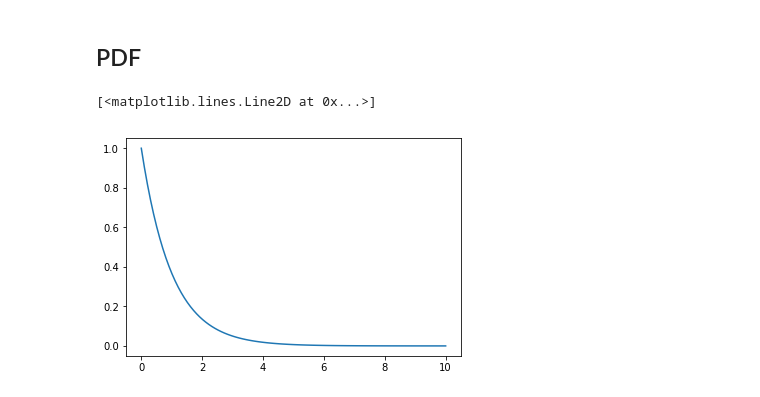
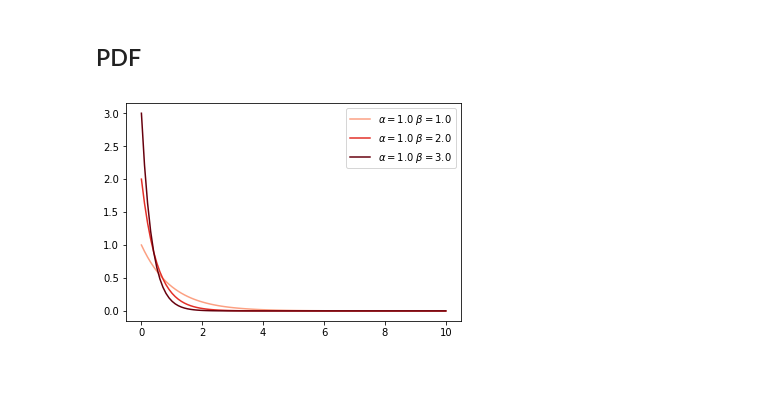
Before and after one commit to denglert/statistics-sandbox, a Jupyter notebook: distributions/gamma/gamma_distribution.ipynb, the cells around one changed output. Saved outputs shown, nothing was run; the diff lists cells and outputs as text; code cells hidden in the pictures.

Commit message:
continuing docs on distributions

```diff
--- a/distributions/gamma/gamma_distribution.ipynb
+++ b/distributions/gamma/gamma_distribution.ipynb
@@ -69,5 +65,31 @@ scipy.stats.g
+# %%
+def plot_gamma_distributions(alpha_beta_list, cmap_name, cm_min, cm_max, color_index):
+
+    x = np.linspace(0.0, 10.0, 100)
+
+    f,a = plt.subplots()
+
+    cm = plt.get_cmap(cmap_name)
+    cm_norm = colors.Normalize(vmin=cm_min, vmax=cm_max)
+    cm_map  = cmx.ScalarMappable(norm=cm_norm, cmap=cm)
+
+    for alpha_beta in alpha_beta_list:
+        alpha = alpha_beta[0]
+        beta  = alpha_beta[1]
+
+        pdf = scipy.stats.gamma.pdf(x, a=alpha, scale=1/beta)
+
+        c = cm_map.to_rgba(alpha_beta[color_index])
+        label = r"$\alpha = {:.1f}$ $\beta = {:.1f}$".format(alpha,beta)
+
+        a.plot(x,pdf,label=label,c=c)
+    a.legend()
+    return f,a
 # %%
-alpha_beta = [[1.0,1.0],
+alpha_betas = [[1.0,1.0],
               [1.0,2.0],
               [1.0,3.0],
              ]
+f,a = plot_gamma_distributions(alpha_betas, cmap_name='Reds', cm_min=0.0, cm_max=3.0, color_index=1)
+# %% [output]
+[figure, added]
@@ -78,6 +95,0 @@ pdf = scipy.stats.gamma.pdf(x, a=alpha, scale=1/beta)
-# %%
-f,a = plt.subplots()
-a.plot(x,pdf)
-# %% [output]
-[<matplotlib.lines.Line2D at 0x...>]
-[figure, removed]
```
Also changed, not shown: parts of 11 cells of this notebook, 1 other file.
